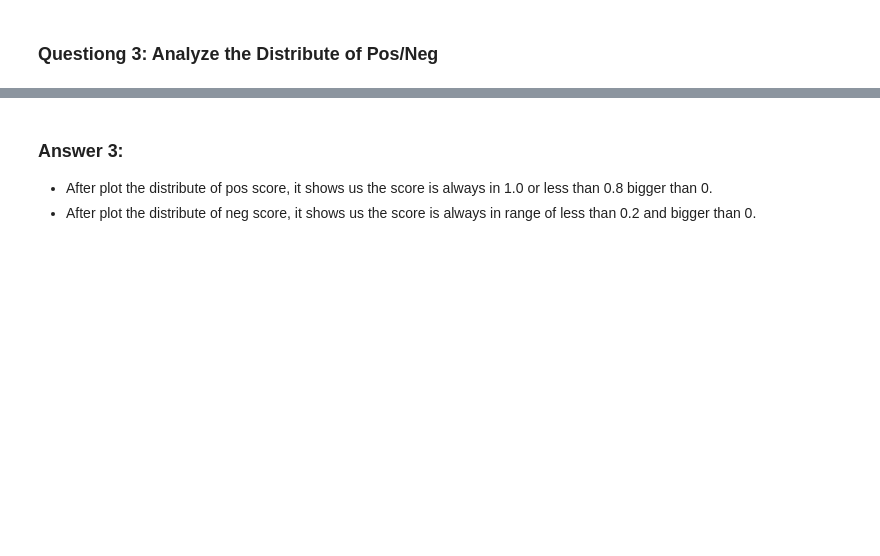
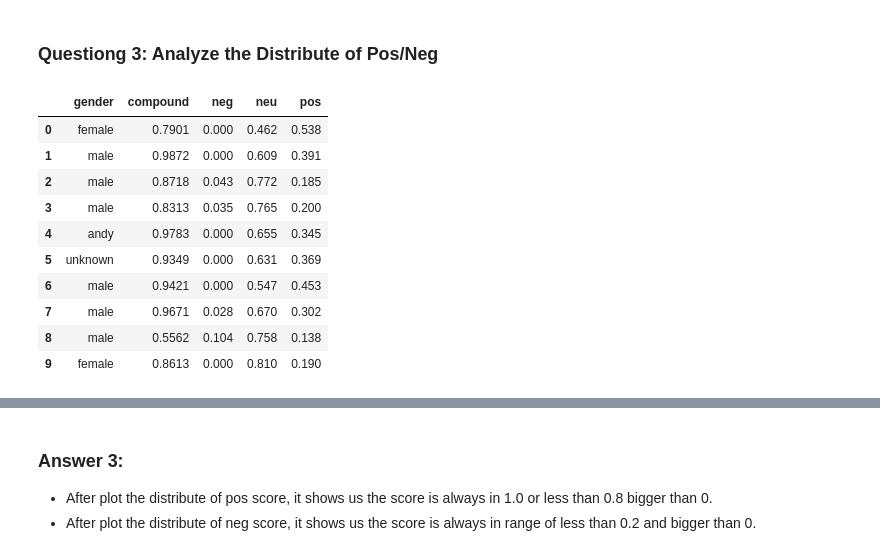
Before and after one commit to kylechenoO/airbnb, a Jupyter notebook: airbnb.ipynb, the cells around one changed output, grey strips where cells are left out. Cells and saved outputs as stored; diff of their text form; code cells hidden in the pictures; blank space fills up the shorter version.

```diff
--- a/airbnb.ipynb
+++ b/airbnb.ipynb
@@ -1038,6 +1058,24 @@ plt.show()
 -   Maybe the house in boston can made male and female satisfied, and male always give good feedback.
 # %% [markdown]
 ###   Questiong 3: Analyze the Distribute of Pos/Neg
+# %%
+## concat tow sentiment
+df_1 = df_seattle_sentiment[['gender', 'compound', 'neg', 'neu', 'pos']]
+df_2 = df_boston_sentiment[['gender', 'compound', 'neg', 'neu', 'pos']]
+df_reviews = pd.concat([df_1, df_2])
+df_reviews.head(10)
+# %% [output]
+|  | gender | compound | neg | neu | pos |
+| 0 | female | 0.7901 | 0.000 | 0.462 | 0.538 |
+| 1 | male | 0.9872 | 0.000 | 0.609 | 0.391 |
+| 2 | male | 0.8718 | 0.043 | 0.772 | 0.185 |
+| 3 | male | 0.8313 | 0.035 | 0.765 | 0.200 |
+| 4 | andy | 0.9783 | 0.000 | 0.655 | 0.345 |
+| 5 | unknown | 0.9349 | 0.000 | 0.631 | 0.369 |
+| 6 | male | 0.9421 | 0.000 | 0.547 | 0.453 |
+| 7 | male | 0.9671 | 0.028 | 0.670 | 0.302 |
+| 8 | male | 0.5562 | 0.104 | 0.758 | 0.138 |
+| 9 | female | 0.8613 | 0.000 | 0.810 | 0.190 |
 # %%
 ## plot pos score
 plt_df = df_reviews.pos
```
Also changed, not shown: parts of 13 cells of this notebook, 1 other file.
